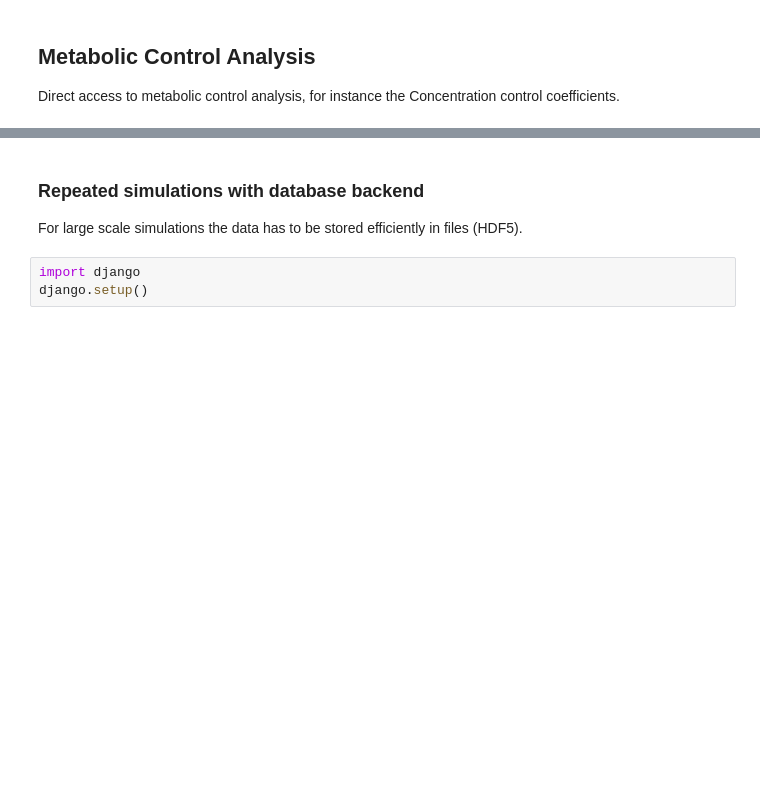
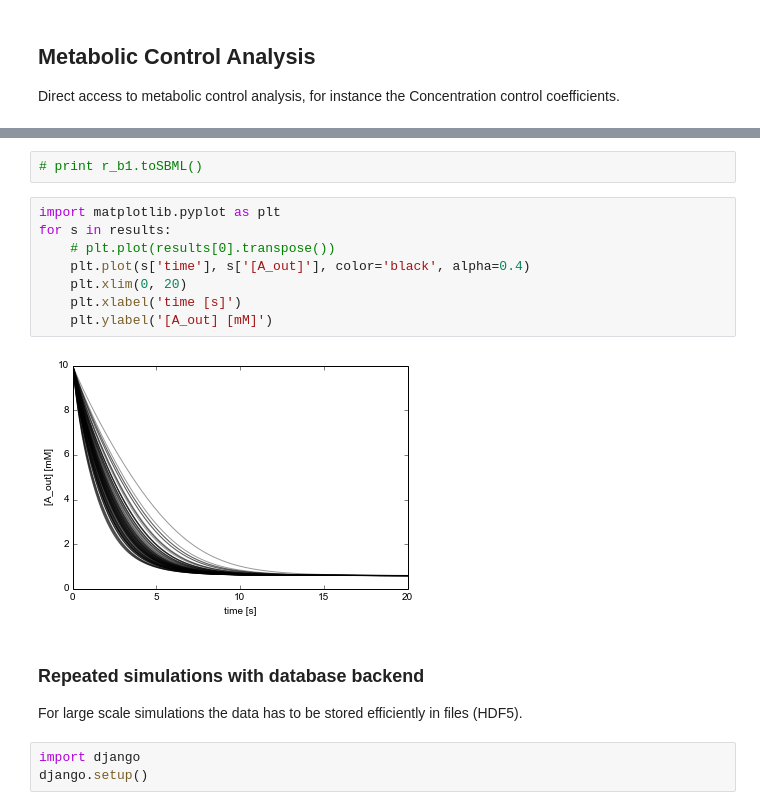
Before and after one commit to jingyayeah/multiscale-galactose, a Jupyter notebook: python/simulator/examples/demo/Koenig demo network.ipynb, the cells around one changed output, grey strips where cells are left out. Cells and saved outputs as stored; diff of their text form; blank space fills up the shorter version.

```diff
--- a/python/simulator/examples/demo/Koenig demo network.ipynb
+++ b/python/simulator/examples/demo/Koenig demo network.ipynb
@@ -179,3 +230,15 @@ Direct storage of simulation results in a list of numpy arrays.
+# %%
+# print r_b1.toSBML()
+# %%
+import matplotlib.pyplot as plt
+for s in results:
+    # plt.plot(results[0].transpose())
+    plt.plot(s['time'], s['[A_out]'], color='black', alpha=0.4)
+    plt.xlim(0, 20)
+    plt.xlabel('time [s]')
+    plt.ylabel('[A_out] [mM]')
+# %% [output]
+[figure, added]
 # %% [markdown]
 ### Repeated simulations with database backend
 
```
Also changed, not shown: parts of 24 cells of this notebook, 3 other files.
